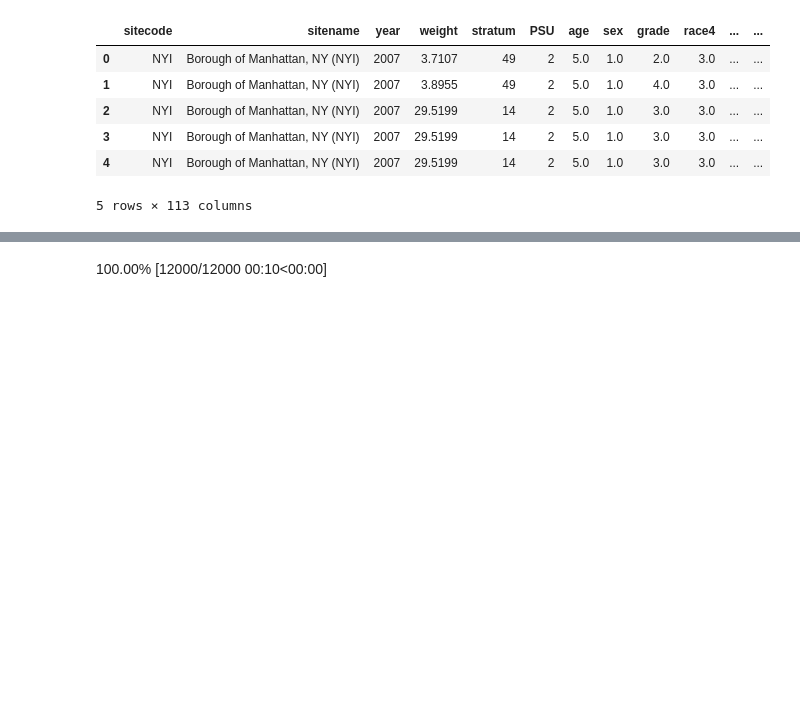
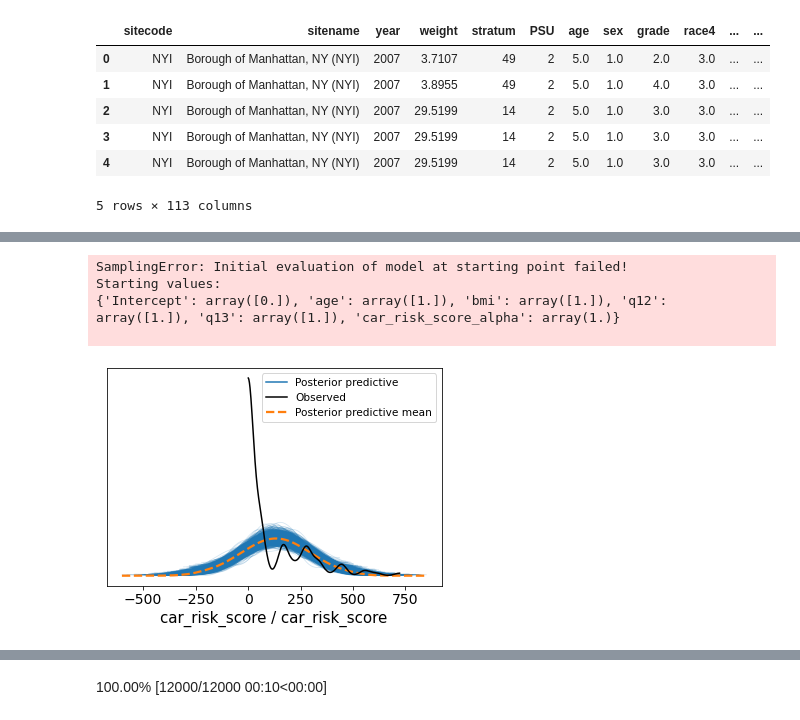
Before and after one commit to brodyee/STATS551_Project, a Jupyter notebook: eda/andrewsEDA.ipynb, the cells around one changed output, grey strips where cells are left out. Saved outputs shown, nothing was run; the diff lists cells and outputs as text; code cells hidden in the pictures; blank space fills up the shorter version.

```diff
--- a/eda/andrewsEDA.ipynb
+++ b/eda/andrewsEDA.ipynb
@@ -124,3 +122,11 @@ dat_2005.head()
 dat_2005.to_csv("../data/data_05.csv")
 dat_2007.to_csv("../data/data_07.csv")
 dat_2009.to_csv("../data/data_09.csv")
+# %%
+d = dat_2005.sample(200)
+d["car_risk_score"] = np.log(d["car_risk_score"] + 1)
+# %%
+var_list = ["age", "bmi", "q12", "q13"]
+priors = {x:Prior("Normal", mu=1, sigma=1) for x in var_list}
+priors["alpha"] = Prior("Normal", mu=1, sigma=1)
+priors
@@ -126,0 +139,3 @@ dat_2009.to_csv("../data/data_09.csv")
+# %%
+model = Model("car_risk_score ~ age + bmi + q12 + q13", d, dropna=True, family="gamma", priors=priors)
+model
@@ -126,0 +157,12 @@ dat_2009.to_csv("../data/data_09.csv")
+# %%
+results = model.fit()
+# %% [output]
+SamplingError: Initial evaluation of model at starting point failed!
+Starting values:
+{'Intercept': array([0.]), 'age': array([1.]), 'bmi': array([1.]), 'q12': array([1.]), 'q13': array([1.]), 'car_risk_score_alpha': array(1.)}
+
+# %%
+posterior_predictive = model.predict(results, kind="pps", draws=500)
+_ = az.plot_ppc(results)
+# %% [output]
+[figure, added]
```
Also changed, not shown: parts of 21 cells of this notebook, 4 other files.
